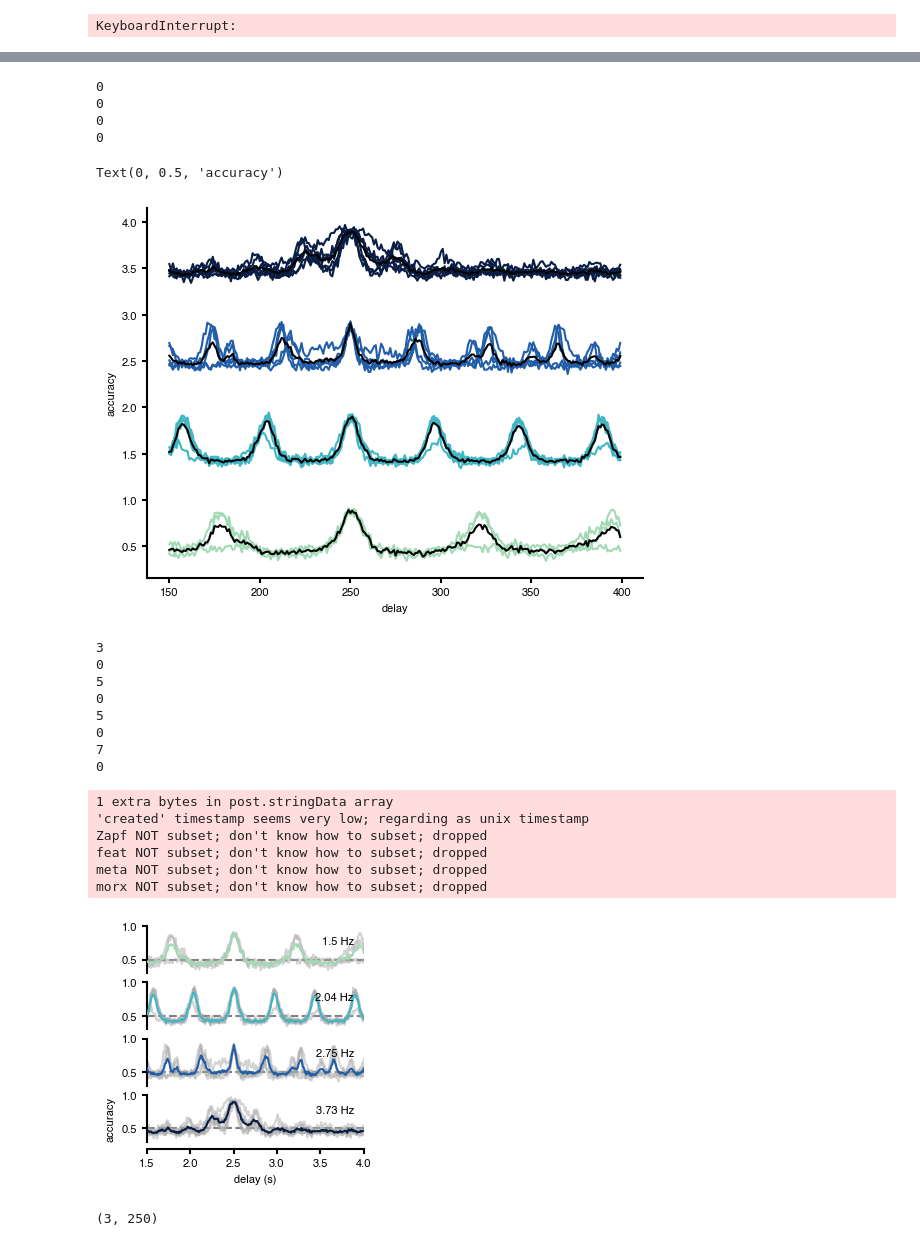
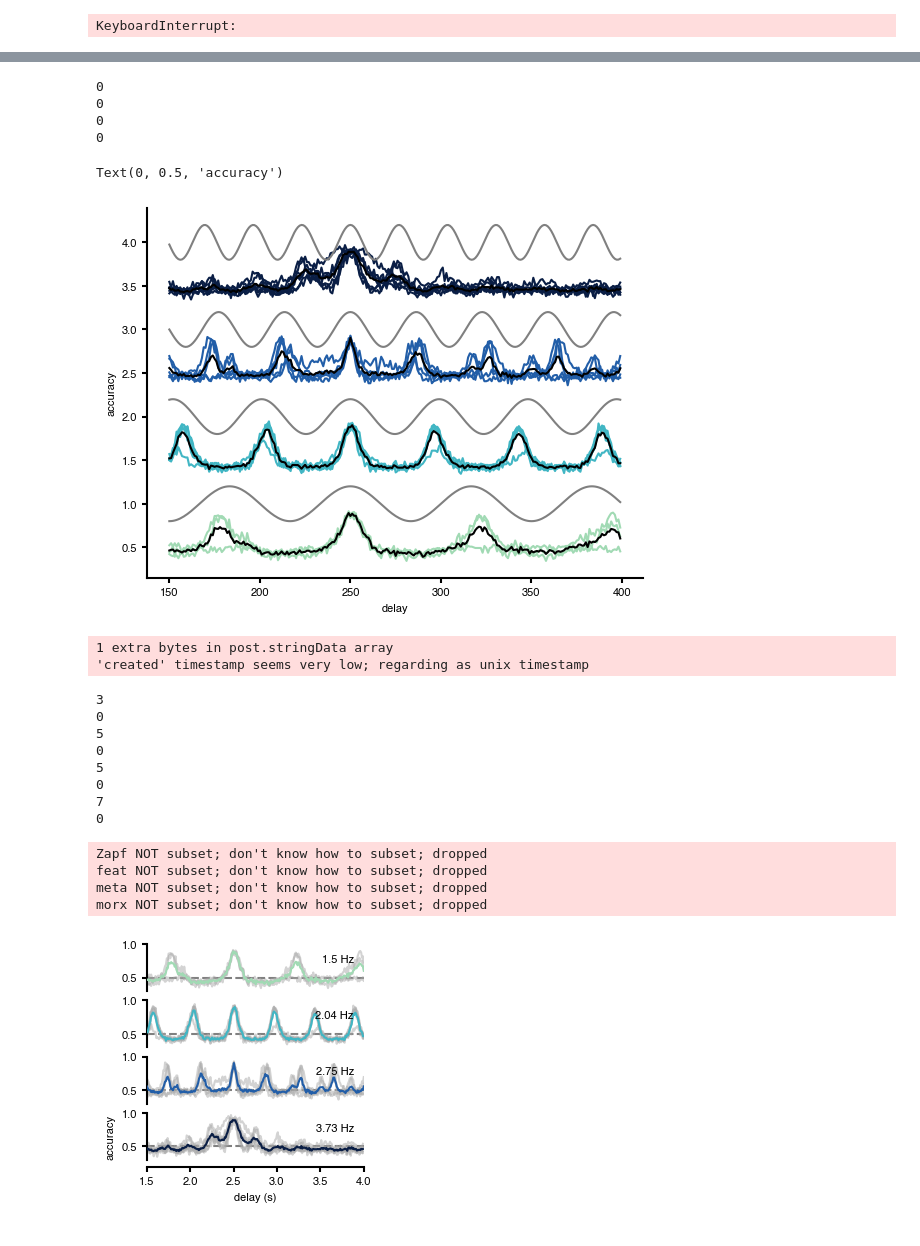
Before and after one commit to mackelab/sequence-memory, a Jupyter notebook: rnn_model/generate_figures/fig_rand_delay_acc.ipynb, the cells around one changed output, grey strips where cells are left out. Cells and saved outputs as stored; diff of their text form; code cells hidden in the pictures.

```diff
--- a/rnn_model/generate_figures/fig_rand_delay_acc.ipynb
+++ b/rnn_model/generate_figures/fig_rand_delay_acc.ipynb
@@ -152,20 +149,21 @@ ValueError: x and y must have same first dimension, but have shapes (250,) and (
 # %%
 data =["accs15.npy","accs20.npy","accs27.npy","accs37.npy"]
 for i in range(4):
     dat = np.load(data[i])
     plt.plot(delays,dat.T+i,color=pltcolors_alt[i])
     plt.plot(delays,np.mean(dat,axis=0).T+i,color='black')
+    print(len(accs_over_models[i]))
+    plt.plot(delays, 1+i+0.2*np.cos(freqs[i]*np.pi*2*(delays/100-2.5)),color='grey')
 
-    print(len(accs_over_models[i]))
 plt.xlabel("delay")
 plt.ylabel("accuracy")
 # %% [output]
 0
 0
 0
 0
 Text(0, 0.5, 'accuracy')
-[figure, old version]
+[figure, new version]
 # %%
 import matplotlib.pyplot as plt
 # %%
@@ -179,6 +177,7 @@ for i in range(4):
     axs[i].plot(delays/100,dat.T,color='darkgrey',alpha=.5)
     axs[i].plot(delays/100,np.mean(dat,axis=0).T,color=pltcolors_alt[i],zorder=10)
     axs[i].plot(delays/100,np.mean(dat,axis=0).T,color=pltcolors_alt[i],zorder=10,alpha=0,label=str(freqs[i]) + " Hz",lw = lwm)
+    #axs[i].plot(delays/100, 0.57+0.1*np.cos(freqs[i]*np.pi*2*(delays/100-2.5)),color='purple',zorder=-100)
 
     axs[i].axhline(0.5,color='grey',zorder=-10,ls='--')
     axs[i].set_ylim(0.3,1)
@@ -201,22 +200,18 @@ plt.xlabel("delay (s)")
 plt.ylabel("accuracy")
 plt.savefig("../figures/acc.pdf",facecolor='white')
 # %% [output]
-3
-0
-5
-0
-5
-0
-7
-0
+1 extra bytes in post.stringData array
+'created' timestamp seems very low; regarding as unix timestamp
-1 extra bytes in post.stringData array
-'created' timestamp seems very low; regarding as unix timestamp
-Zapf NOT subset; don't know how to subset; dropped
-feat NOT subset; don't know how to subset; dropped
-meta NOT subset; don't know how to subset; dropped
-morx NOT subset; don't know how to subset; dropped
+3
+0
+5
+0
+5
+0
+7
+0
+Zapf NOT subset; don't know how to subset; dropped
+feat NOT subset; don't know how to subset; dropped
+meta NOT subset; don't know how to subset; dropped
+morx NOT subset; don't know how to subset; dropped
 [figure]
-# %%
-dat.shape
-# %% [output]
-(3, 250)
```
Also changed, not shown: parts of 3 cells of this notebook, 2 other files.
